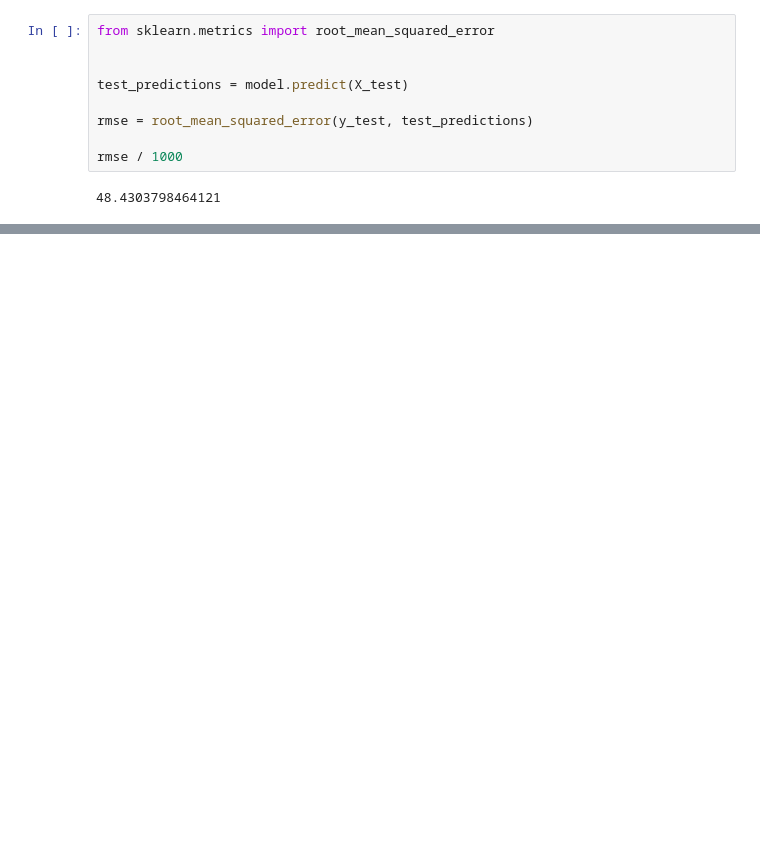
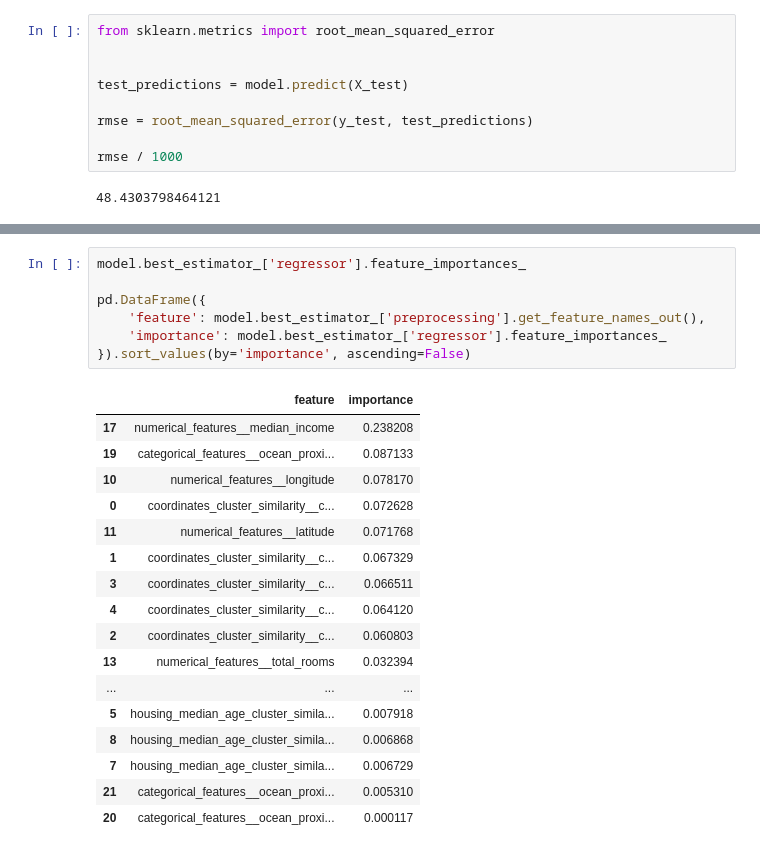
Before and after one commit to Basemm/machine-learning-lab, a Jupyter notebook: california_housing/basic_models.ipynb, the cells around one changed output, grey strips where cells are left out. Drawn from its saved outputs; the diff is of its cells as text; blank space fills up the shorter version.

```diff
--- a/california_housing/basic_models.ipynb
+++ b/california_housing/basic_models.ipynb
@@ -603,0 +695,25 @@ rmse / 1000
+# %%
+model.best_estimator_['regressor'].feature_importances_
+
+pd.DataFrame({
+    'feature': model.best_estimator_['preprocessing'].get_feature_names_out(),
+    'importance': model.best_estimator_['regressor'].feature_importances_
+}).sort_values(by='importance', ascending=False)
+# %% [output]
+|  | feature | importance |
+| 17 | numerical_features__median_income | 0.238208 |
+| 19 | categorical_features__ocean_proxi... | 0.087133 |
+| 10 | numerical_features__longitude | 0.078170 |
+| 0 | coordinates_cluster_similarity__c... | 0.072628 |
+| 11 | numerical_features__latitude | 0.071768 |
+| 1 | coordinates_cluster_similarity__c... | 0.067329 |
+| 3 | coordinates_cluster_similarity__c... | 0.066511 |
+| 4 | coordinates_cluster_similarity__c... | 0.064120 |
+| 2 | coordinates_cluster_similarity__c... | 0.060803 |
+| 13 | numerical_features__total_rooms | 0.032394 |
+| ... | ... | ... |
+| 5 | housing_median_age_cluster_simila... | 0.007918 |
+| 8 | housing_median_age_cluster_simila... | 0.006868 |
+| 7 | housing_median_age_cluster_simila... | 0.006729 |
+| 21 | categorical_features__ocean_proxi... | 0.005310 |
+| 20 | categorical_features__ocean_proxi... | 0.000117 |
```
Also changed, not shown: parts of 4 cells of this notebook.
